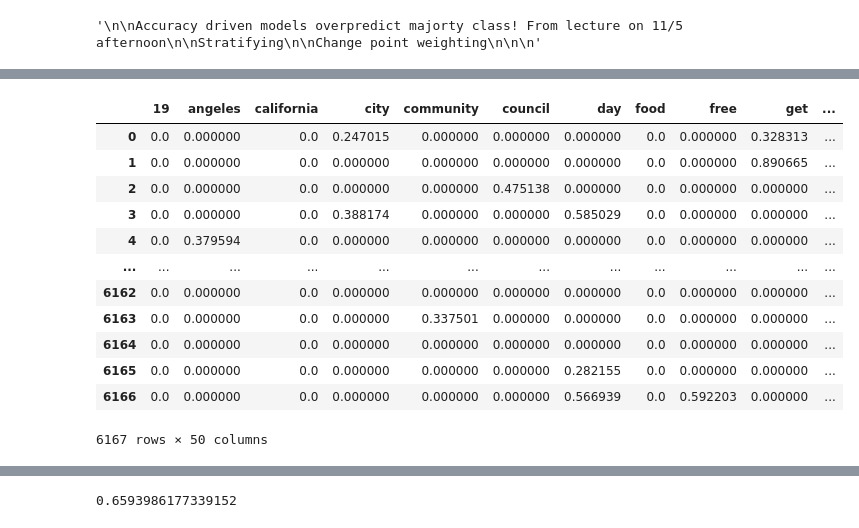
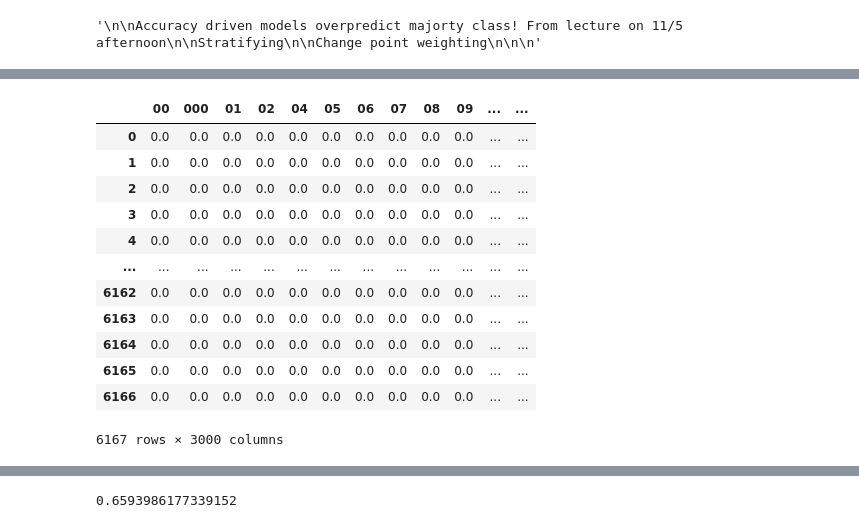
Before and after one commit to mariobkp/capstone_2, a Jupyter notebook: lacd4_tweet_data.ipynb, the cells around one changed output, grey strips where cells are left out. Saved outputs shown, nothing was run; the diff lists cells and outputs as text; code cells hidden in the pictures.

```diff
--- a/lacd4_tweet_data.ipynb
+++ b/lacd4_tweet_data.ipynb
@@ -573,7 +730,7 @@ pd.DataFrame(X_train_tfidf.todense(), columns = count_vect.vocabulary_).head()
 
 
 nb_model = MultinomialNB(alpha=1.0, fit_prior=True, class_prior=None)
-nb_model.fit(X_train_tfidf, y_train)
+nb_model.fit(X_train_cvect, y_train)
 # %% [output]
 MultinomialNB()
 # %%
@@ -599,10 +756,32 @@ Top 50 tokens:  ['replying', 'la', 'city', 'people', 're', 'us', 'much', 'housin
+# %%
+'''
+
+first adding http, https, com, bit, ow, ly
+
+next adding get, city, reply, replying, org, re, ve
+
+ll
+
+la los angeles us
+
+'''
+
+
+
+cust_stop = {'ll','ve','re','get', 'city', 'replying', 'reply', 'org', 'ourselves', 'hers', 'between', 'yourself', 'but', 'again', 'there', 'about', 'once', 'during', 'out', 'very', 'having', 'with', 'they', 'own', 'an', 'be', 'some', 'for', 'do', 'its', 'yours', 'such', 'into', 'of', 'most', 'itself', 'other', 'off', 'is', 's', 'am', 'or', 'who', 'as', 'from', 'him', 'each', 'the', 'themselves', 'until', 'below', 'are', 'we', 'these', 'your', 'his', 'through', 'don', 'nor', 'me', 'were', 'her', 'more', 'himself', 'this', 'down', 'should', 'our', 'their', 'while', 'above', 'both', 'up', 'to', 'ours', 'had', 'she', 'all', 'no', 'when', 'at', 'any', 'before', 'them', 'same', 'and', 'been', 'have', 'in', 'will', 'on', 'does', 'yourselves', 'then', 'that', 'because', 'what', 'over', 'why', 'so', 'can', 'did', 'not', 'now', 'under', 'he', 'you', 'herself', 'has', 'just', 'where', 'too', 'only', 'myself', 'which', 'those', 'i', 'after', 'few', 'whom', 't', 'being', 'if', 'theirs', 'my', 'against', 'a', 'by', 'doing', 'it', 'how', 'further', 'was', 'here', 'than', 'bit', 'ly', 'ow', 'http', 'https', 'com'}
 # %%
 from sklearn.pipeline import Pipeline
-nb_pipeline = Pipeline([('vect', CountVectorizer(lowercase=True, tokenizer=None, stop_words='english',
-                             analyzer='word', max_features=1000)),
+
+
+
+
+
+nb_pipeline = Pipeline([('vect', CountVectorizer(lowercase=True, tokenizer=None, stop_words=cust_stop,
+                             analyzer='word', max_features=1000, ngram_range=(1,2))),
                         ('tfidf', TfidfTransformer(use_idf=True)),
                         ('model', MultinomialNB(alpha=1.0, fit_prior=True, class_prior=None)),
                         ])
+
 nb_pipeline.fit(X_train, y_train);
 # %%
 
@@ -688,0 +985,2 @@ tfidf_df
+# %%
+pipeline.fit(X_train, y_train)
@@ -1141,22 +1485,22 @@ X_train, X_test, y_train, y_test = train_test_split(cands.Text, cands.Handle, st
 # %%
-tfidf = TfidfVectorizer(strip_accents='ascii', stop_words=cust_stop, max_features=50)  # Checkout out the options!
+tfidf2 = TfidfVectorizer(strip_accents='ascii', stop_words=cust_stop, max_features=3000)  # Checkout out the options!
 
-document_tfidf_matrix = tfidf.fit_transform(X_train)
+document_tfidf_matrix2 = tfidf2.fit_transform(X_train)
 
-tfidf_df = pd.DataFrame(document_tfidf_matrix.todense(), columns = sorted(tfidf.vocabulary_))
-tfidf_df
+tfidf_df2 = pd.DataFrame(document_tfidf_matrix2.todense(), columns = sorted(tfidf2.vocabulary_))
+tfidf_df2
 # %% [output]
-|  | 19 | angeles | california | city | community | council | day | food | free | get | ... |
-| 0 | 0.0 | 0.000000 | 0.0 | 0.247015 | 0.000000 | 0.000000 | 0.000000 | 0.0 | 0.000000 | 0.328313 | ... |
-| 1 | 0.0 | 0.000000 | 0.0 | 0.000000 | 0.000000 | 0.000000 | 0.000000 | 0.0 | 0.000000 | 0.890665 | ... |
-| 2 | 0.0 | 0.000000 | 0.0 | 0.000000 | 0.000000 | 0.475138 | 0.000000 | 0.0 | 0.000000 | 0.000000 | ... |
-| 3 | 0.0 | 0.000000 | 0.0 | 0.388174 | 0.000000 | 0.000000 | 0.585029 | 0.0 | 0.000000 | 0.000000 | ... |
-| 4 | 0.0 | 0.379594 | 0.0 | 0.000000 | 0.000000 | 0.000000 | 0.000000 | 0.0 | 0.000000 | 0.000000 | ... |
-| ... | ... | ... | ... | ... | ... | ... | ... | ... | ... | ... | ... |
-| 6162 | 0.0 | 0.000000 | 0.0 | 0.000000 | 0.000000 | 0.000000 | 0.000000 | 0.0 | 0.000000 | 0.000000 | ... |
-| 6163 | 0.0 | 0.000000 | 0.0 | 0.000000 | 0.337501 | 0.000000 | 0.000000 | 0.0 | 0.000000 | 0.000000 | ... |
-| 6164 | 0.0 | 0.000000 | 0.0 | 0.000000 | 0.000000 | 0.000000 | 0.000000 | 0.0 | 0.000000 | 0.000000 | ... |
-| 6165 | 0.0 | 0.000000 | 0.0 | 0.000000 | 0.000000 | 0.000000 | 0.282155 | 0.0 | 0.000000 | 0.000000 | ... |
-| 6166 | 0.0 | 0.000000 | 0.0 | 0.000000 | 0.000000 | 0.000000 | 0.566939 | 0.0 | 0.592203 | 0.000000 | ... |
+|  | 00 | 000 | 01 | 02 | 04 | 05 | 06 | 07 | 08 | 09 | ... | ... |
+| 0 | 0.0 | 0.0 | 0.0 | 0.0 | 0.0 | 0.0 | 0.0 | 0.0 | 0.0 | 0.0 | ... | ... |
+| 1 | 0.0 | 0.0 | 0.0 | 0.0 | 0.0 | 0.0 | 0.0 | 0.0 | 0.0 | 0.0 | ... | ... |
+| 2 | 0.0 | 0.0 | 0.0 | 0.0 | 0.0 | 0.0 | 0.0 | 0.0 | 0.0 | 0.0 | ... | ... |
+| 3 | 0.0 | 0.0 | 0.0 | 0.0 | 0.0 | 0.0 | 0.0 | 0.0 | 0.0 | 0.0 | ... | ... |
+| 4 | 0.0 | 0.0 | 0.0 | 0.0 | 0.0 | 0.0 | 0.0 | 0.0 | 0.0 | 0.0 | ... | ... |
+| ... | ... | ... | ... | ... | ... | ... | ... | ... | ... | ... | ... | ... |
+| 6162 | 0.0 | 0.0 | 0.0 | 0.0 | 0.0 | 0.0 | 0.0 | 0.0 | 0.0 | 0.0 | ... | ... |
+| 6163 | 0.0 | 0.0 | 0.0 | 0.0 | 0.0 | 0.0 | 0.0 | 0.0 | 0.0 | 0.0 | ... | ... |
+| 6164 | 0.0 | 0.0 | 0.0 | 0.0 | 0.0 | 0.0 | 0.0 | 0.0 | 0.0 | 0.0 | ... | ... |
+| 6165 | 0.0 | 0.0 | 0.0 | 0.0 | 0.0 | 0.0 | 0.0 | 0.0 | 0.0 | 0.0 | ... | ... |
+| 6166 | 0.0 | 0.0 | 0.0 | 0.0 | 0.0 | 0.0 | 0.0 | 0.0 | 0.0 | 0.0 | ... | ... |
-6167 rows × 50 columns
+6167 rows × 3000 columns
 # %%
```
Also changed, not shown: parts of 190 cells of this notebook, 17 other files.
